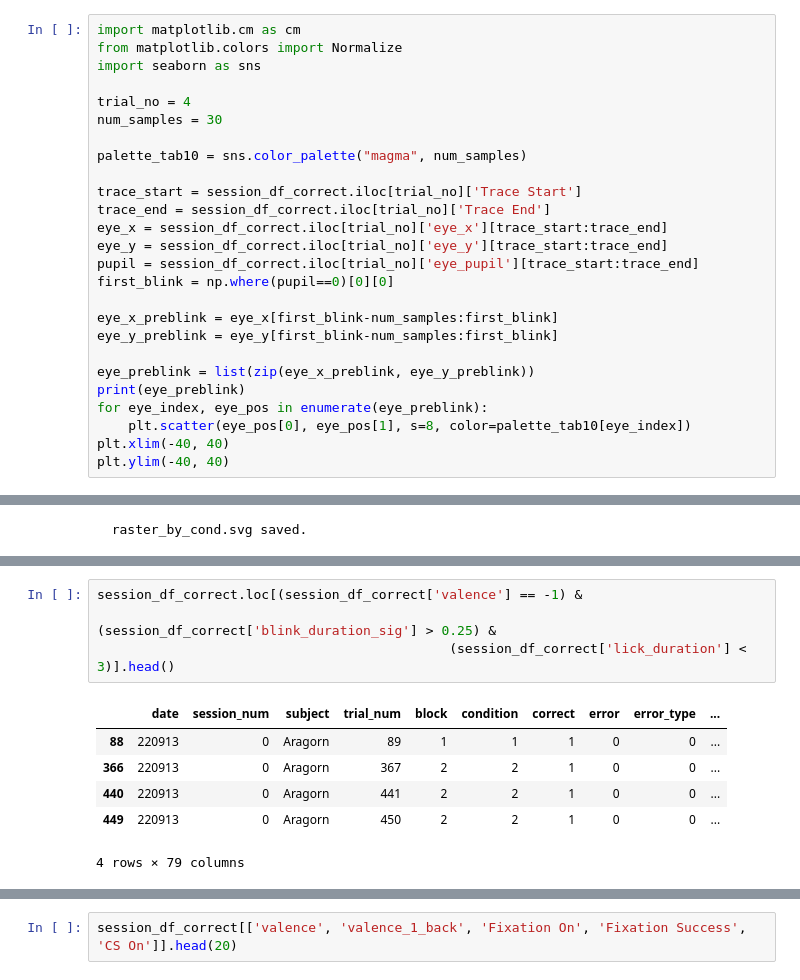
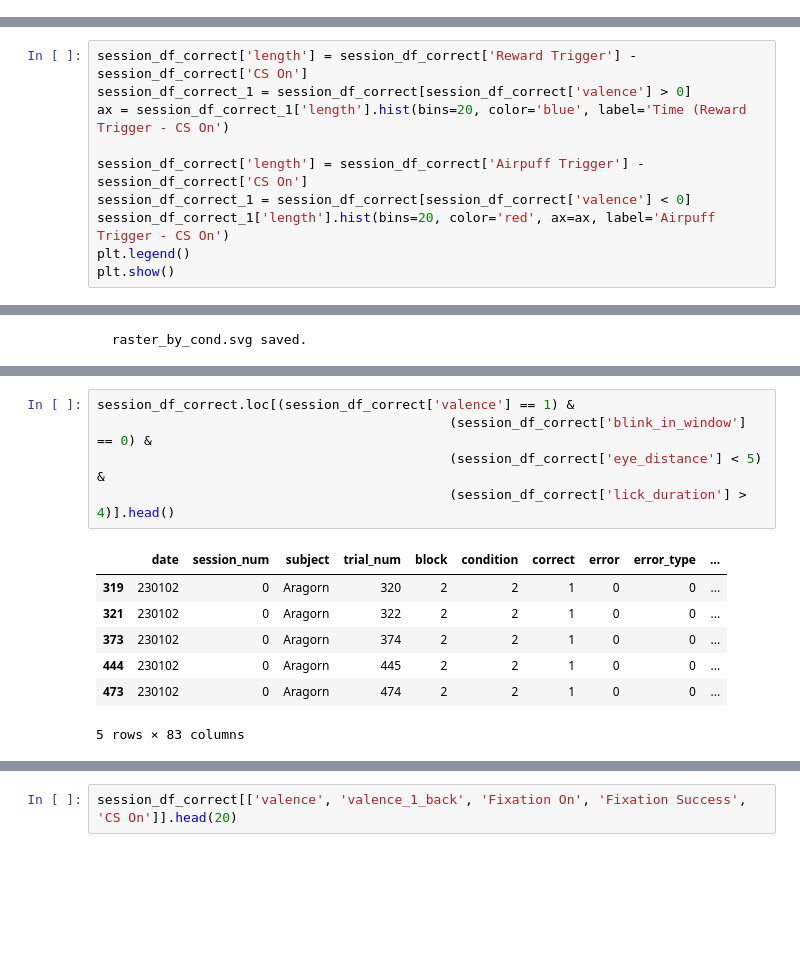
Before and after one commit to rahim-hashim/Monkey-Emotion-Behavior, a Jupyter notebook: helper/test_functions.ipynb, the cells around one changed output, grey strips where cells are left out. Drawn from its saved outputs; the diff is of its cells as text; blank space fills up the shorter version.

```diff
--- a/helper/test_functions.ipynb
+++ b/helper/test_functions.ipynb
@@ -192,26 +105,0 @@ Name: blink_in_window, Length: 2467, dtype: float64
-# %%
-import matplotlib.cm as cm
-from matplotlib.colors import Normalize
-import seaborn as sns
-
-trial_no = 4
-num_samples = 30
-
-palette_tab10 = sns.color_palette("magma", num_samples)
-
-trace_start = session_df_correct.iloc[trial_no]['Trace Start']
-trace_end = session_df_correct.iloc[trial_no]['Trace End']
-eye_x = session_df_correct.iloc[trial_no]['eye_x'][trace_start:trace_end]
-eye_y = session_df_correct.iloc[trial_no]['eye_y'][trace_start:trace_end]
-pupil = session_df_correct.iloc[trial_no]['eye_pupil'][trace_start:trace_end]
-first_blink = np.where(pupil==0)[0][0]
-
-eye_x_preblink = eye_x[first_blink-num_samples:first_blink]
-eye_y_preblink = eye_y[first_blink-num_samples:first_blink]
-
-eye_preblink = list(zip(eye_x_preblink, eye_y_preblink))
-print(eye_preblink)
-for eye_index, eye_pos in enumerate(eye_preblink):
-	plt.scatter(eye_pos[0], eye_pos[1], s=8, color=palette_tab10[eye_index])
-plt.xlim(-40, 40)
-plt.ylim(-40, 40)
@@ -248,0 +191,10 @@ Generating session summary: /Users/rahimhashim/Google Drive/My Drive/Columbia/Sa
+# %%
+session_df_correct['length'] = session_df_correct['Reward Trigger'] - session_df_correct['CS On']
+session_df_correct_1 = session_df_correct[session_df_correct['valence'] > 0]
+ax = session_df_correct_1['length'].hist(bins=20, color='blue', label='Time (Reward Trigger - CS On')
+
+session_df_correct['length'] = session_df_correct['Airpuff Trigger'] - session_df_correct['CS On']
+session_df_correct_1 = session_df_correct[session_df_correct['valence'] < 0]
+session_df_correct_1['length'].hist(bins=20, color='red', ax=ax, label='Airpuff Trigger - CS On')
+plt.legend()
+plt.show()
@@ -893,11 +683,13 @@ def grant_plots(session_df, session_obj):
 # %%
-session_df_correct.loc[(session_df_correct['valence'] == -1) &
-											 (session_df_correct['blink_duration_sig'] > 0.25) &
-											 (session_df_correct['lick_duration'] < 3)].head()
+session_df_correct.loc[(session_df_correct['valence'] == 1) &
+											 (session_df_correct['blink_in_window'] == 0) &
+											 (session_df_correct['eye_distance'] < 5) &
+											 (session_df_correct['lick_duration'] > 4)].head()
 # %% [output]
 |  | date | session_num | subject | trial_num | block | condition | correct | error | error_type | ... |
-| 88 | 220913 | 0 | Aragorn | 89 | 1 | 1 | 1 | 0 | 0 | ... |
-| 366 | 220913 | 0 | Aragorn | 367 | 2 | 2 | 1 | 0 | 0 | ... |
-| 440 | 220913 | 0 | Aragorn | 441 | 2 | 2 | 1 | 0 | 0 | ... |
-| 449 | 220913 | 0 | Aragorn | 450 | 2 | 2 | 1 | 0 | 0 | ... |
+| 319 | 230102 | 0 | Aragorn | 320 | 2 | 2 | 1 | 0 | 0 | ... |
+| 321 | 230102 | 0 | Aragorn | 322 | 2 | 2 | 1 | 0 | 0 | ... |
+| 373 | 230102 | 0 | Aragorn | 374 | 2 | 2 | 1 | 0 | 0 | ... |
+| 444 | 230102 | 0 | Aragorn | 445 | 2 | 2 | 1 | 0 | 0 | ... |
+| 473 | 230102 | 0 | Aragorn | 474 | 2 | 2 | 1 | 0 | 0 | ... |
-4 rows × 79 columns
+5 rows × 83 columns
```
Also changed, not shown: parts of 35 cells of this notebook, 26 other files.
